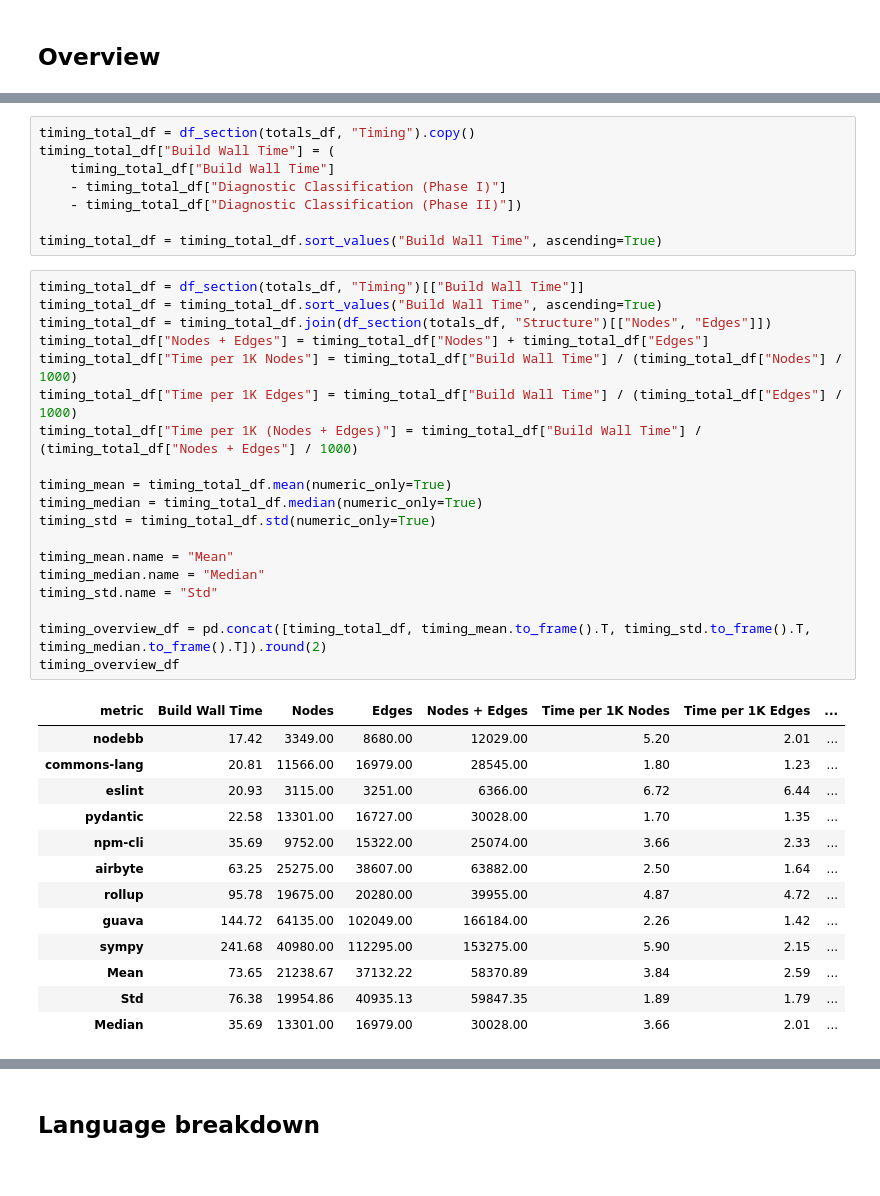
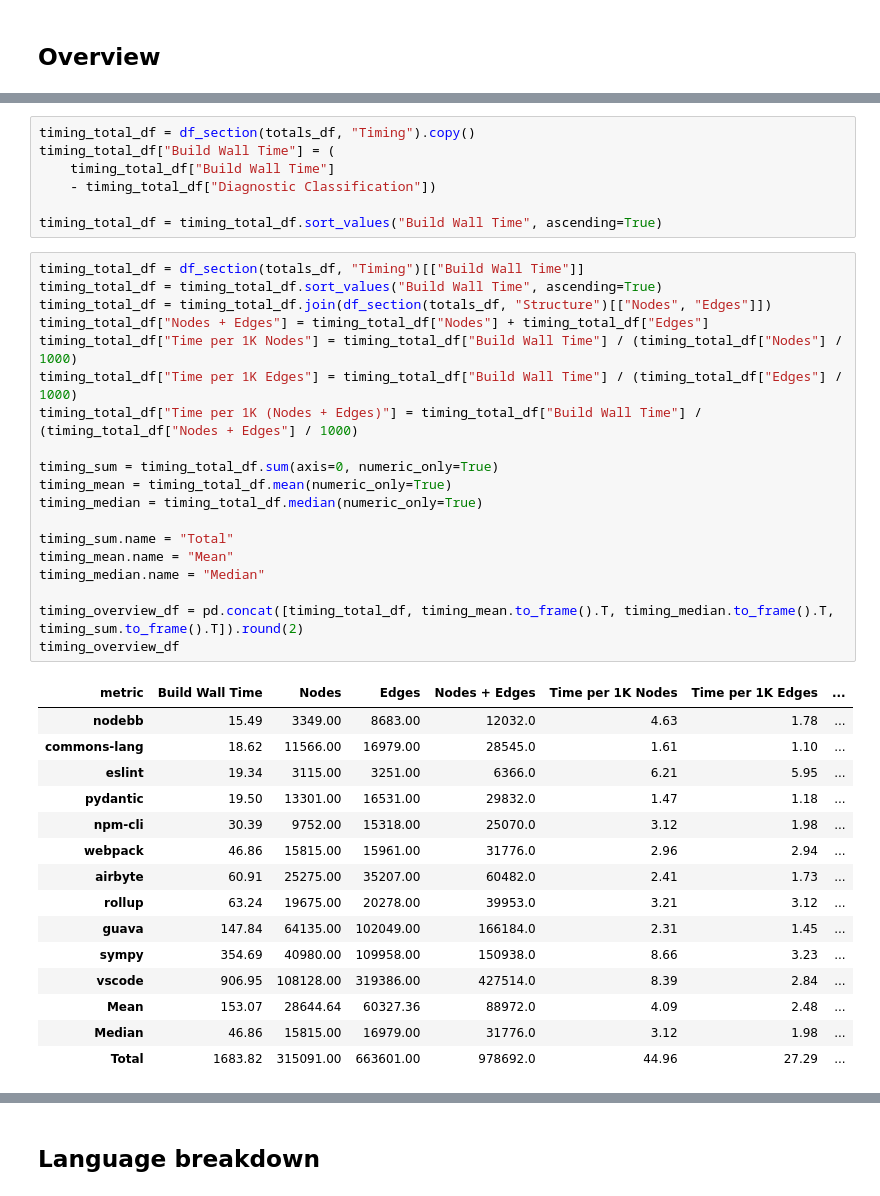
Before and after one commit to megascienta/sciona, a Jupyter notebook: validations/build_status_reports/evaluation.ipynb, the cells around one changed output, grey strips where cells are left out. Cells and saved outputs as stored; diff of their text form.

```diff
--- a/validations/build_status_reports/evaluation.ipynb
+++ b/validations/build_status_reports/evaluation.ipynb
@@ -170,40 +172,41 @@ totals_pivot
 timing_total_df = df_section(totals_df, "Timing").copy()
 timing_total_df["Build Wall Time"] = (
     timing_total_df["Build Wall Time"]
-    - timing_total_df["Diagnostic Classification (Phase I)"]
-    - timing_total_df["Diagnostic Classification (Phase II)"])
+    - timing_total_df["Diagnostic Classification"])
 
 timing_total_df = timing_total_df.sort_values("Build Wall Time", ascending=True)
 # %%
 timing_total_df = df_section(totals_df, "Timing")[["Build Wall Time"]]
 timing_total_df = timing_total_df.sort_values("Build Wall Time", ascending=True)
 timing_total_df = timing_total_df.join(df_section(totals_df, "Structure")[["Nodes", "Edges"]])
 timing_total_df["Nodes + Edges"] = timing_total_df["Nodes"] + timing_total_df["Edges"]
 timing_total_df["Time per 1K Nodes"] = timing_total_df["Build Wall Time"] / (timing_total_df["Nodes"] / 1000)
 timing_total_df["Time per 1K Edges"] = timing_total_df["Build Wall Time"] / (timing_total_df["Edges"] / 1000)
 timing_total_df["Time per 1K (Nodes + Edges)"] = timing_total_df["Build Wall Time"] / (timing_total_df["Nodes + Edges"] / 1000)
 
+timing_sum = timing_total_df.sum(axis=0, numeric_only=True)
 timing_mean = timing_total_df.mean(numeric_only=True)
 timing_median = timing_total_df.median(numeric_only=True)
-timing_std = timing_total_df.std(numeric_only=True)
 
+timing_sum.name = "Total"
 timing_mean.name = "Mean"
 timing_median.name = "Median"
-timing_std.name = "Std"
 
-timing_overview_df = pd.concat([timing_total_df, timing_mean.to_frame().T, timing_std.to_frame().T, timing_median.to_frame().T]).round(2)
+timing_overview_df = pd.concat([timing_total_df, timing_mean.to_frame().T, timing_median.to_frame().T, timing_sum.to_frame().T]).round(2)
 timing_overview_df
 # %% [output]
 | metric | Build Wall Time | Nodes | Edges | Nodes + Edges | Time per 1K Nodes | Time per 1K Edges | ... |
-| nodebb | 17.42 | 3349.00 | 8680.00 | 12029.00 | 5.20 | 2.01 | ... |
-| commons-lang | 20.81 | 11566.00 | 16979.00 | 28545.00 | 1.80 | 1.23 | ... |
-| eslint | 20.93 | 3115.00 | 3251.00 | 6366.00 | 6.72 | 6.44 | ... |
-| pydantic | 22.58 | 13301.00 | 16727.00 | 30028.00 | 1.70 | 1.35 | ... |
-| npm-cli | 35.69 | 9752.00 | 15322.00 | 25074.00 | 3.66 | 2.33 | ... |
-| airbyte | 63.25 | 25275.00 | 38607.00 | 63882.00 | 2.50 | 1.64 | ... |
-| rollup | 95.78 | 19675.00 | 20280.00 | 39955.00 | 4.87 | 4.72 | ... |
-| guava | 144.72 | 64135.00 | 102049.00 | 166184.00 | 2.26 | 1.42 | ... |
-| sympy | 241.68 | 40980.00 | 112295.00 | 153275.00 | 5.90 | 2.15 | ... |
-| Mean | 73.65 | 21238.67 | 37132.22 | 58370.89 | 3.84 | 2.59 | ... |
-| Std | 76.38 | 19954.86 | 40935.13 | 59847.35 | 1.89 | 1.79 | ... |
-| Median | 35.69 | 13301.00 | 16979.00 | 30028.00 | 3.66 | 2.01 | ... |
+| nodebb | 15.49 | 3349.00 | 8683.00 | 12032.0 | 4.63 | 1.78 | ... |
+| commons-lang | 18.62 | 11566.00 | 16979.00 | 28545.0 | 1.61 | 1.10 | ... |
+| eslint | 19.34 | 3115.00 | 3251.00 | 6366.0 | 6.21 | 5.95 | ... |
+| pydantic | 19.50 | 13301.00 | 16531.00 | 29832.0 | 1.47 | 1.18 | ... |
+| npm-cli | 30.39 | 9752.00 | 15318.00 | 25070.0 | 3.12 | 1.98 | ... |
+| webpack | 46.86 | 15815.00 | 15961.00 | 31776.0 | 2.96 | 2.94 | ... |
+| airbyte | 60.91 | 25275.00 | 35207.00 | 60482.0 | 2.41 | 1.73 | ... |
+| rollup | 63.24 | 19675.00 | 20278.00 | 39953.0 | 3.21 | 3.12 | ... |
+| guava | 147.84 | 64135.00 | 102049.00 | 166184.0 | 2.31 | 1.45 | ... |
+| sympy | 354.69 | 40980.00 | 109958.00 | 150938.0 | 8.66 | 3.23 | ... |
+| vscode | 906.95 | 108128.00 | 319386.00 | 427514.0 | 8.39 | 2.84 | ... |
+| Mean | 153.07 | 28644.64 | 60327.36 | 88972.0 | 4.09 | 2.48 | ... |
+| Median | 46.86 | 15815.00 | 16979.00 | 31776.0 | 3.12 | 1.98 | ... |
+| Total | 1683.82 | 315091.00 | 663601.00 | 978692.0 | 44.96 | 27.29 | ... |
```
Also changed, not shown: parts of 22 cells of this notebook, 12 other files.
